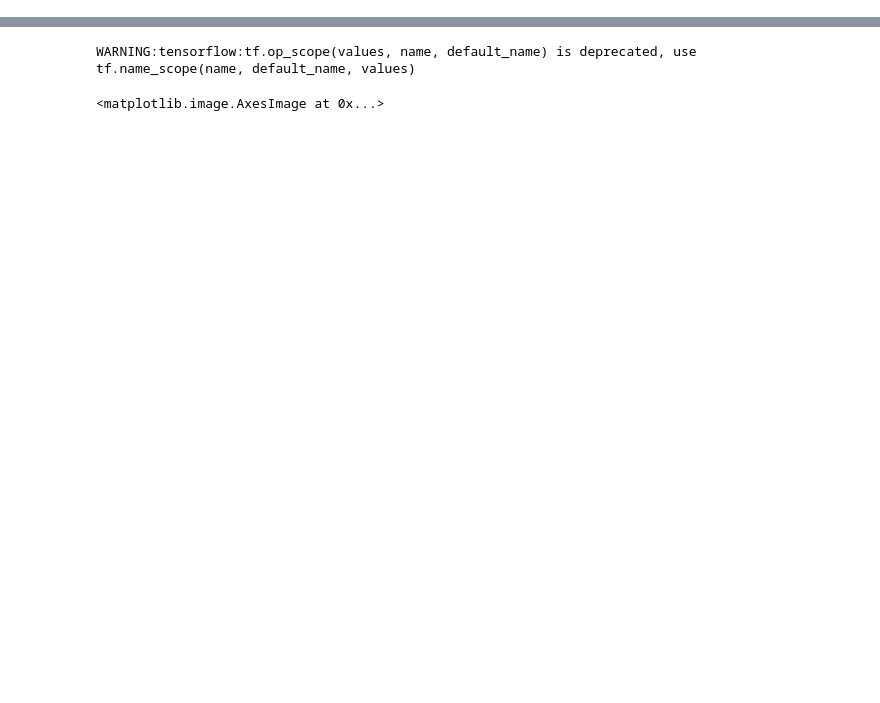
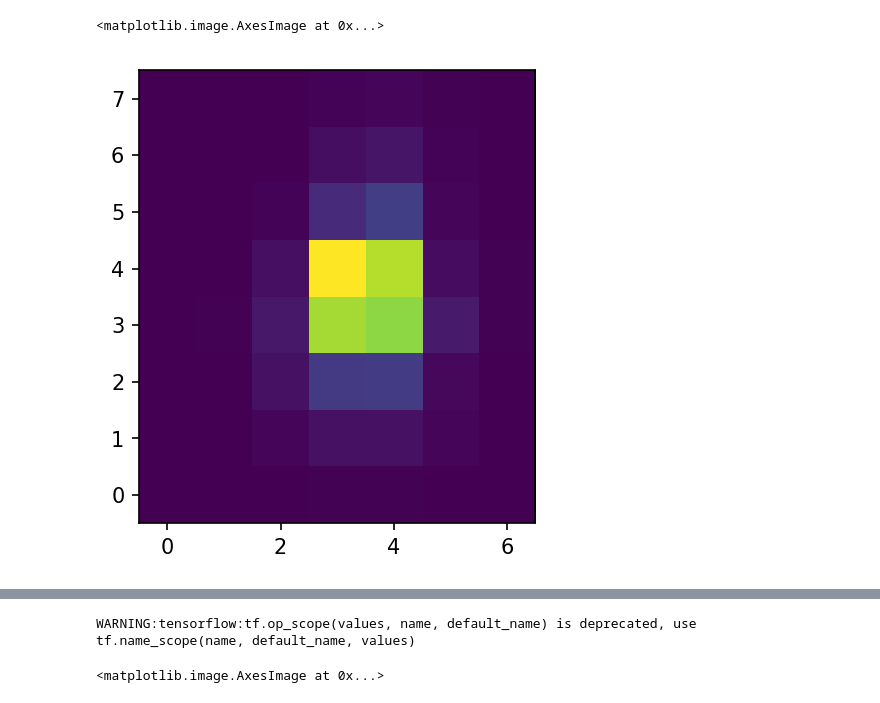
Before and after one commit to mirca/vaneska, a Jupyter notebook: interp_grad_demo.ipynb, the cells around one changed output, grey strips where cells are left out. Saved outputs shown, nothing was run; the diff lists cells and outputs as text; code cells hidden in the pictures; blank space fills up the shorter version.

```diff
--- a/interp_grad_demo.ipynb
+++ b/interp_grad_demo.ipynb
@@ -8,0 +31,5 @@ rcParams["savefig.dpi"] = 150
+# %%
+flux = tf.Variable(3e5, dtype=tf.float64)
+xc = tf.Variable(tpf.column + 4., dtype=tf.float64)
+yc = tf.Variable(tpf.row + 4., dtype=tf.float64)
+bkg = tf.Variable(1e4, dtype=tf.float64)
@@ -8,0 +38,3 @@ rcParams["savefig.dpi"] = 150
+# %%
+model = prf(flux, xc, yc) + bkg
+model = tf.reshape(model, shape=tpf.shape[1:])
@@ -8,0 +47,4 @@ rcParams["savefig.dpi"] = 150
+# %%
+sess = tf.Session()
+# %%
+sess.run(tf.global_variables_initializer())
@@ -8,0 +56,5 @@ rcParams["savefig.dpi"] = 150
+# %%
+plt.imshow(sess.run(model), origin='lower')
+# %% [output]
+<matplotlib.image.AxesImage at 0x...>
+[figure, added]
```
Also changed, not shown: parts of 49 cells of this notebook, 2 other files.
